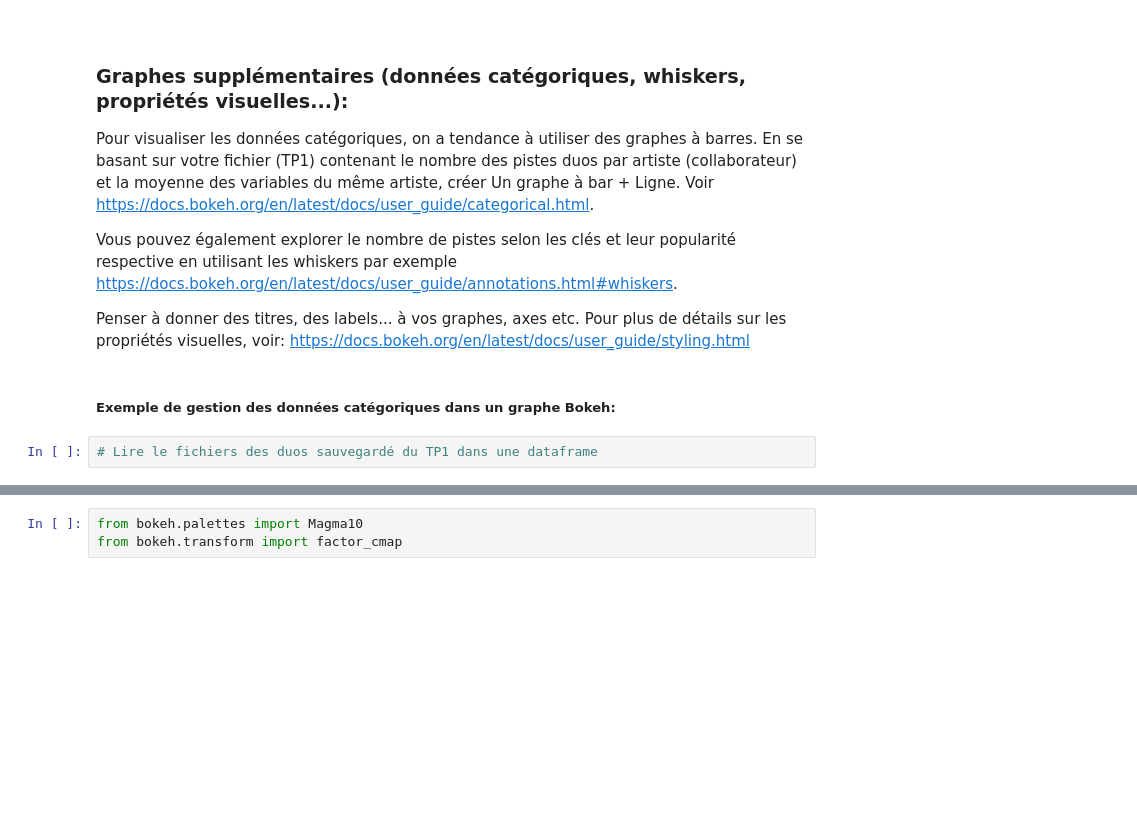
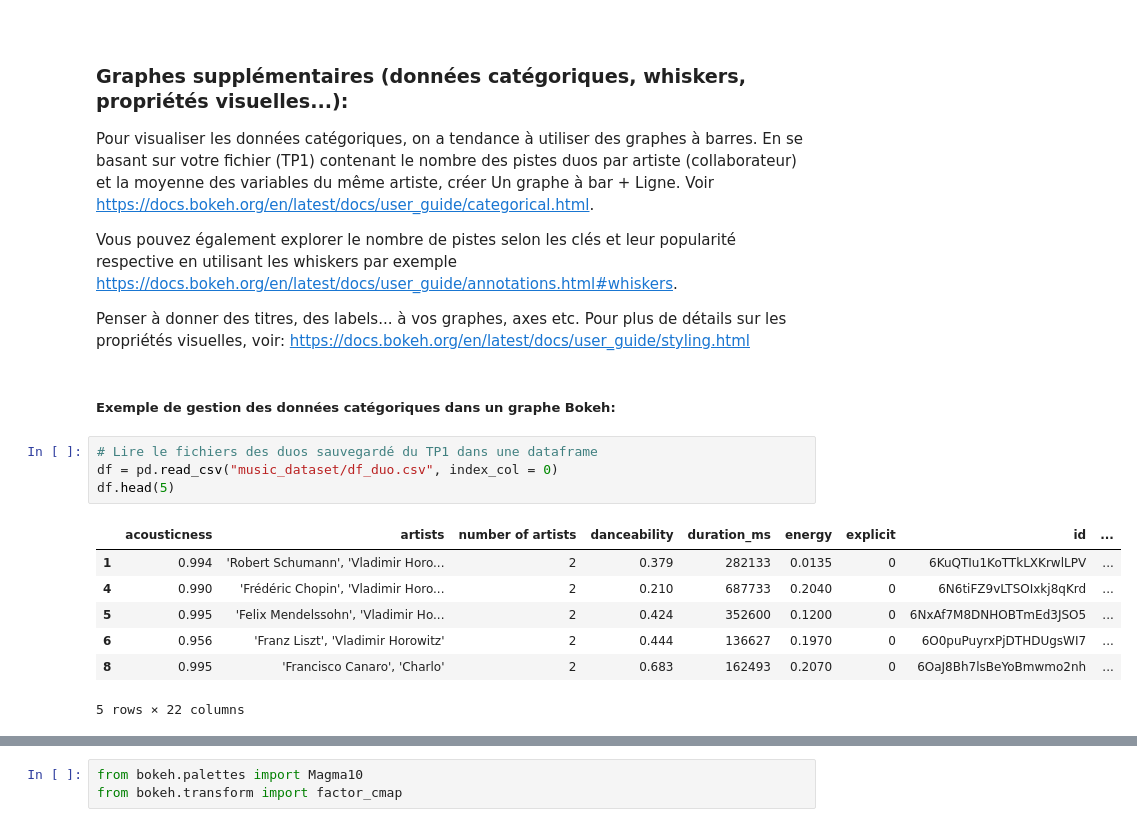
Before and after one commit to 11bender/IA_labs, a Jupyter notebook: Lab1_2_IA_DataViz.ipynb, the cells around one changed output, grey strips where cells are left out. Saved outputs shown, nothing was run; the diff lists cells and outputs as text; blank space fills up the shorter version.

```diff
--- a/Lab1_2_IA_DataViz.ipynb
+++ b/Lab1_2_IA_DataViz.ipynb
@@ -301,6 +306,16 @@ Penser à donner des titres, des labels... à vos graphes, axes etc. Pour plus d
 ##### Exemple de gestion des données catégoriques dans un graphe Bokeh:
 # %%
 # Lire le fichiers des duos sauvegardé du TP1 dans une dataframe
+df = pd.read_csv("music_dataset/df_duo.csv", index_col = 0)
+df.head(5)
+# %% [output]
+|  | acousticness | artists | number of artists | danceability | duration_ms | energy | explicit | id | ... |
+| 1 | 0.994 | 'Robert Schumann', 'Vladimir Horo... | 2 | 0.379 | 282133 | 0.0135 | 0 | 6KuQTIu1KoTTkLXKrwlLPV | ... |
+| 4 | 0.990 | 'Frédéric Chopin', 'Vladimir Horo... | 2 | 0.210 | 687733 | 0.2040 | 0 | 6N6tiFZ9vLTSOIxkj8qKrd | ... |
+| 5 | 0.995 | 'Felix Mendelssohn', 'Vladimir Ho... | 2 | 0.424 | 352600 | 0.1200 | 0 | 6NxAf7M8DNHOBTmEd3JSO5 | ... |
+| 6 | 0.956 | 'Franz Liszt', 'Vladimir Horowitz' | 2 | 0.444 | 136627 | 0.1970 | 0 | 6O0puPuyrxPjDTHDUgsWI7 | ... |
+| 8 | 0.995 | 'Francisco Canaro', 'Charlo' | 2 | 0.683 | 162493 | 0.2070 | 0 | 6OaJ8Bh7lsBeYoBmwmo2nh | ... |
+5 rows × 22 columns
 # %%
 # Créer une nouvelle dataframe qui calcule les moyennes des variables d'une paire d'artistes et les ordonnes par leur popularité ascendante
 # pour n'en prendre que les 10 premiers
```
Also changed, not shown: parts of 19 cells of this notebook, 1 other file.
